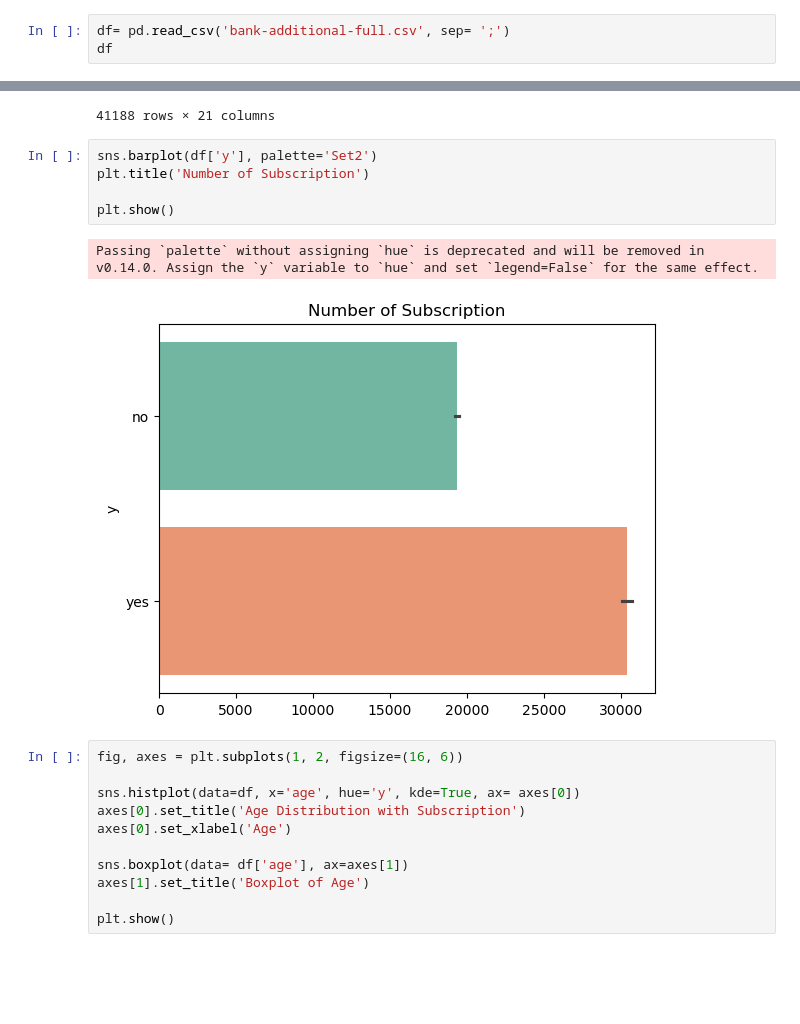
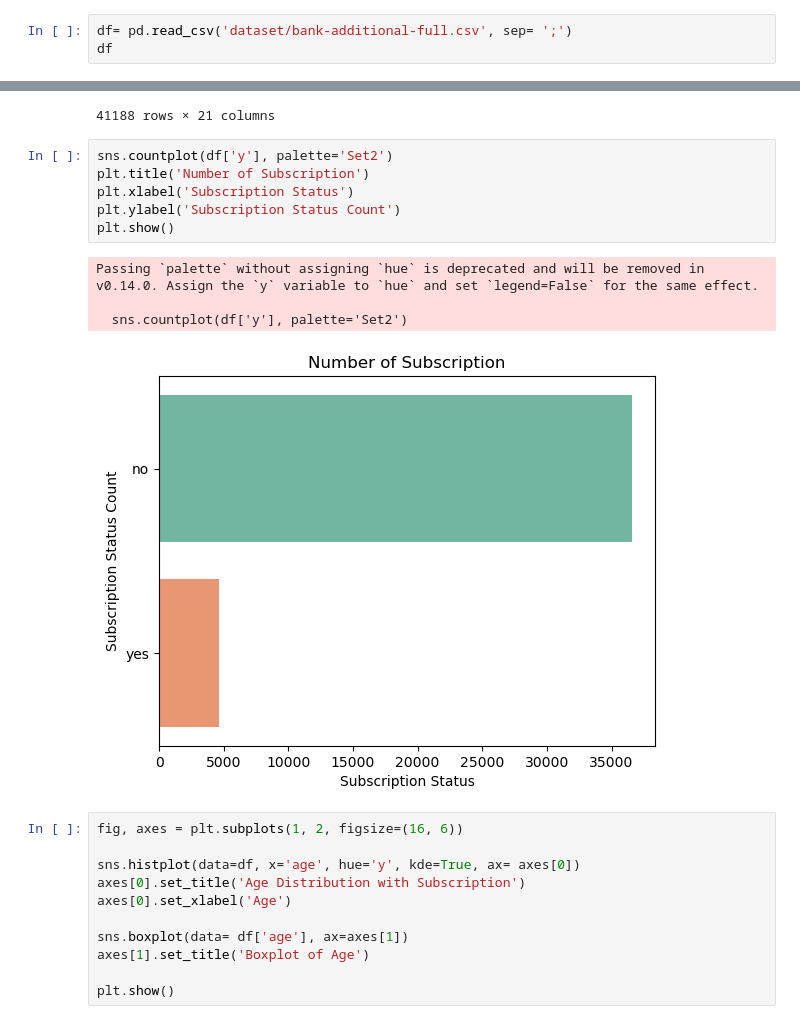
Before and after one commit to hathimazman/MachineLearning_Project2, a Jupyter notebook: ML_Asg2.ipynb, the cells around one changed output, grey strips where cells are left out. Saved outputs shown, nothing was run; the diff lists cells and outputs as text; blank space fills up the shorter version.

```diff
--- a/ML_Asg2.ipynb
+++ b/ML_Asg2.ipynb
@@ -31,7 +25,7 @@ os.chdir('c:\\Users\\user\\OneDrive\\Desktop\\UKM\\SEM 2\\ML\\Asg2')
 | poutcome      | Feature | Categorical |                  | outcome of the previous marketing campaign (categorical: 'failure','nonexistent','success')                                                                                                                                                     |        | yes            |
 | y             | Target  | Binary      |                  | has the client subscribed a term deposit?                                                                                                                                                                                                       |        | no             |
 # %%
-df= pd.read_csv('bank-additional-full.csv', sep= ';')
+df= pd.read_csv('dataset/bank-additional-full.csv', sep= ';')
 df
 # %% [output]
 |  | age | job | marital | education | default | housing | loan | contact | month | day_of_week | ... |
@@ -48,13 +42,16 @@ df
 | 41187 | 74 | retired | married | professional.course | no | yes | no | cellular | nov | fri | ... |
 41188 rows × 21 columns
 # %%
-sns.barplot(df['y'], palette='Set2')
+sns.countplot(df['y'], palette='Set2')
 plt.title('Number of Subscription')
-
+plt.xlabel('Subscription Status')
+plt.ylabel('Subscription Status Count')
 plt.show()
 # %% [output]
 Passing `palette` without assigning `hue` is deprecated and will be removed in v0.14.0. Assign the `y` variable to `hue` and set `legend=False` for the same effect.
+
+  sns.countplot(df['y'], palette='Set2')
-[figure, old version]
+[figure, new version]
 # %%
 fig, axes = plt.subplots(1, 2, figsize=(16, 6))
 
```
Also changed, not shown: parts of 2 cells of this notebook, 8 other files.
